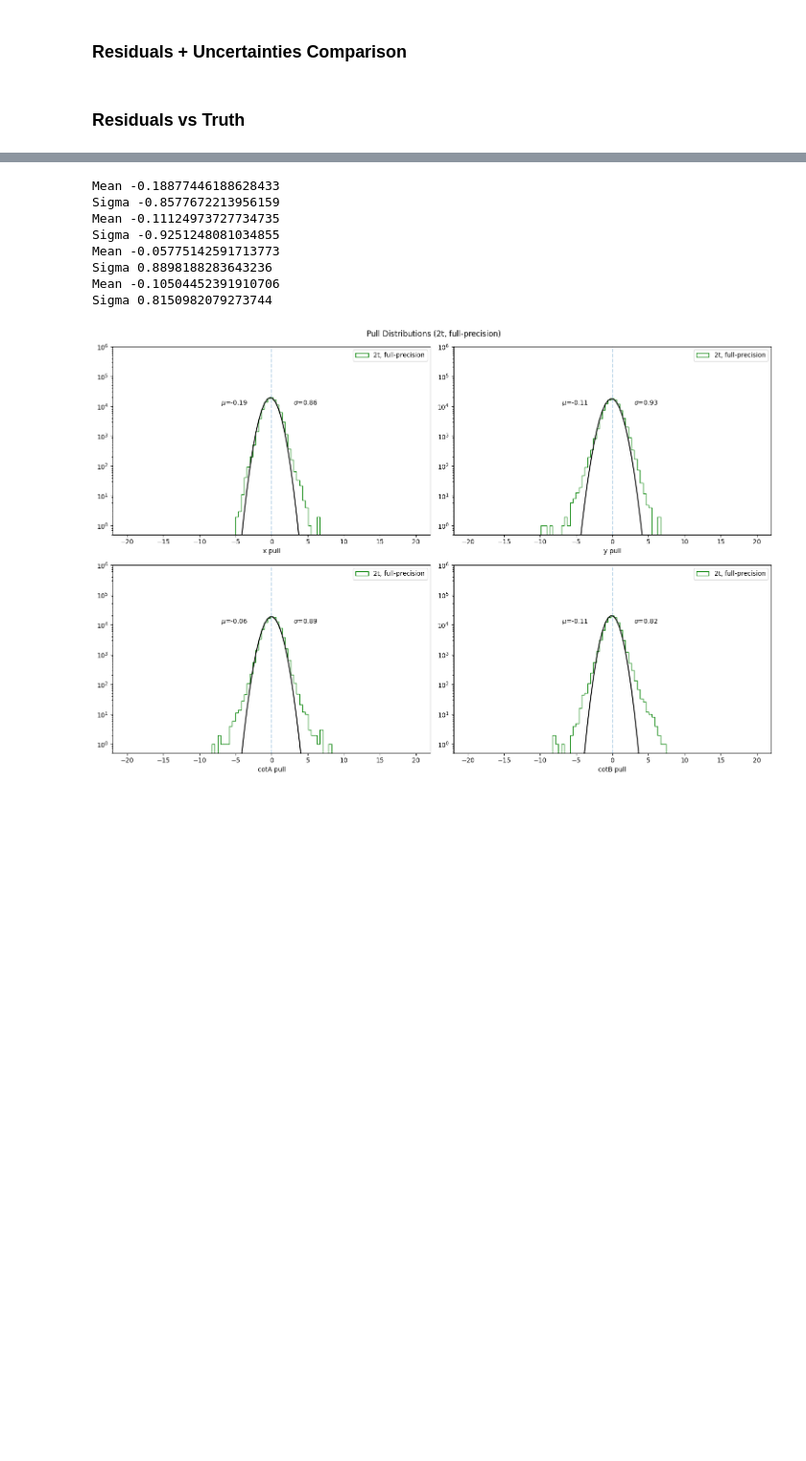
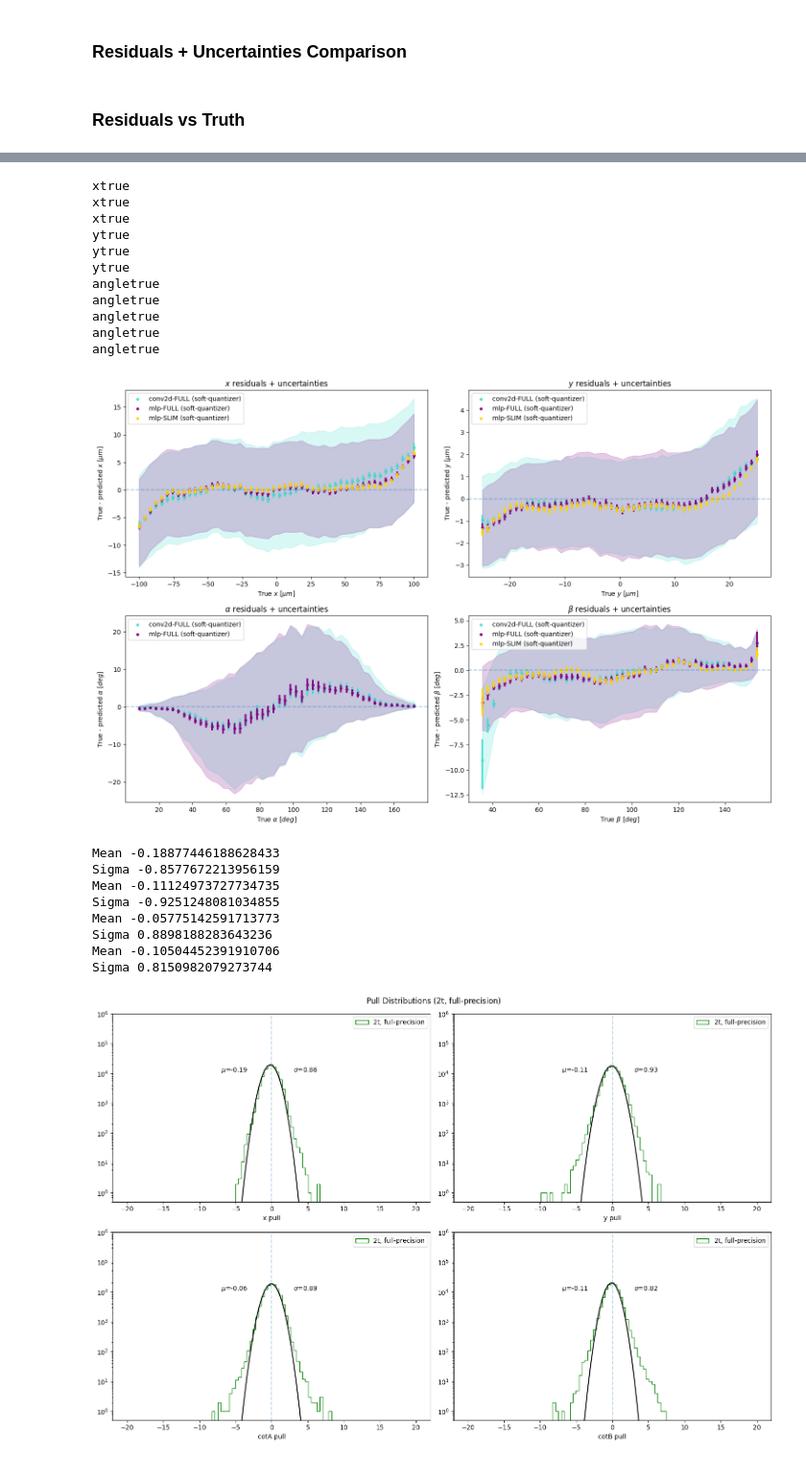
Before and after one commit to davidgjiang/smart-pixels-ml, a Jupyter notebook: performance_plots.ipynb, the cells around one changed output, grey strips where cells are left out. Shown: that part at 96% size. Drawn from its saved outputs; the diff is of its cells as text; code cells hidden in the pictures; blank space fills up the shorter version.

```diff
--- a/performance_plots.ipynb
+++ b/performance_plots.ipynb
@@ -162,3 +190,56 @@ angletrue
+# %%
+df_1 = pd.read_parquet(f'/home/dajiang/smart-pixels-ml/processed_parquets/dataset_3src_16x16_50x12P5/2t-conv2d_FULL-soft_quantizer-vars.parquet')
+df_2 = pd.read_parquet(f'/home/dajiang/smart-pixels-ml/processed_parquets/dataset_3src_16x16_50x12P5/2t-mlp_FULL-soft_quantizer-vars.parquet')
+df_3 = pd.read_parquet(f'/home/dajiang/smart-pixels-ml/processed_parquets/dataset_3src_16x16_50x12P5/2t-mlp_SLIM-soft_quantizer-vars.parquet')
+# %%
+fig, ax = plt.subplots(2,2, figsize=(15,10))
+
+residual_plot(ax[0,0], df_1, 'xtrue', 'x', label='conv2d-FULL (soft-quantizer)', name=r'$x$ $[\mu m]$', edgecolor='turquoise', color='turquoise', scaling=99.1906681423022)
+residual_plot(ax[0,0], df_2, 'xtrue', 'x', label='mlp-FULL (soft-quantizer)', name=r'$x$ $[\mu m]$', edgecolor='purple', color='purple', scaling=99.1906681423022)
+residual_plot(ax[0,0], df_3, 'xtrue', 'x', label='mlp-SLIM (soft-quantizer)', name=r'$x$ $[\mu m]$', color='gold', slim=True, scaling=99.1906681423022)
+ax[0,0].axhline(alpha=0.4, ls='dashed')
+ax[0,0].set_title(r'$x$ residuals + uncertainties')
+ax[0,0].legend(loc='upper left')
+
+residual_plot(ax[0,1], df_1, 'ytrue', 'y', label='conv2d-FULL (soft-quantizer)', name=r'$y$ $[\mu m]$', edgecolor='turquoise', color='turquoise', scaling=24.80357256924443)
+residual_plot(ax[0,1], df_2, 'ytrue', 'y', label='mlp-FULL (soft-quantizer)', name=r'$y$ $[\mu m]$', edgecolor='purple', color='purple', scaling=24.80357256924443)
+residual_plot(ax[0,1], df_3, 'ytrue', 'y', label='mlp-SLIM (soft-quantizer)', name=r'$y$ $[\mu m]$', color='gold', slim=True, scaling=24.80357256924443)
+
+ax[0,1].axhline(alpha=0.4, ls='dashed')
+ax[0,1].set_title(r'$y$ residuals + uncertainties')
+ax[0,1].legend(loc='upper left')
+
+residual_plot_deg(ax[1,0], df_1, 'cotAtrue', 'cotA', label='conv2d-FULL (soft-quantizer)', name=r'$\alpha$ $[deg]$', edgecolor='turquoise', color='turquoise', scaling=6.536435788653136)
+residual_plot_deg(ax[1,0], df_2, 'cotAtrue', 'cotA', label='mlp-FULL (soft-quantizer)', name=r'$\alpha$ $[deg]$', edgecolor='purple', color='purple', scaling=6.536435788653136)
+
+ax[1,0].axhline(alpha=0.4, ls='dashed')
+ax[1,0].set_title(r'$\alpha$ residuals + uncertainties')
+ax[1,0].legend(loc='upper left')
+
+residual_plot_deg(ax[1,1], df_1, 'cotBtrue', 'cotB', label='conv2d-FULL (soft-quantizer)', name=r'$\beta$ $[deg]$', edgecolor='turquoise', color='turquoise', scaling=1.885160054237276)
+residual_plot_deg(ax[1,1], df_2, 'cotBtrue', 'cotB', label='mlp-FULL (soft-quantizer)', name=r'$\beta$ $[deg]$', edgecolor='purple', color='purple', scaling=1.885160054237276)
+residual_plot_deg(ax[1,1], df_3, 'cotBtrue', 'cotB', label='mlp-SLIM (soft-quantizer)', name=r'$\beta$ $[deg]$', color='gold', slim=True, scaling=1.885160054237276)
+ax[1,1].axhline(alpha=0.4, ls='dashed')
+ax[1,1].set_title(r'$\beta$ residuals + uncertainties')
+ax[1,1].legend(loc='upper left')
+
+fig.tight_layout(pad=1.0)
+#fig.legend(title='Sensor Geometry [$\mu m^3$]', loc='upper center', ncol=7, bbox_to_anchor=(0.5, 1.03))
+fig.savefig(f'plots/performance/residuals_vs_truth-{ts}t-3_comparison.png',  bbox_inches='tight', dpi=300)
+fig.show()
+# %% [output]
+xtrue
+xtrue
+xtrue
+ytrue
+ytrue
+ytrue
+angletrue
+angletrue
+angletrue
+angletrue
+angletrue
+[figure, added]
 # %%
 def gauss(x, A, mu, sigma):
     return A * np.exp(-(x - mu) ** 2 / (2 * sigma ** 2))
```
Also changed, not shown: parts of 6 cells of this notebook, 5 other files.
